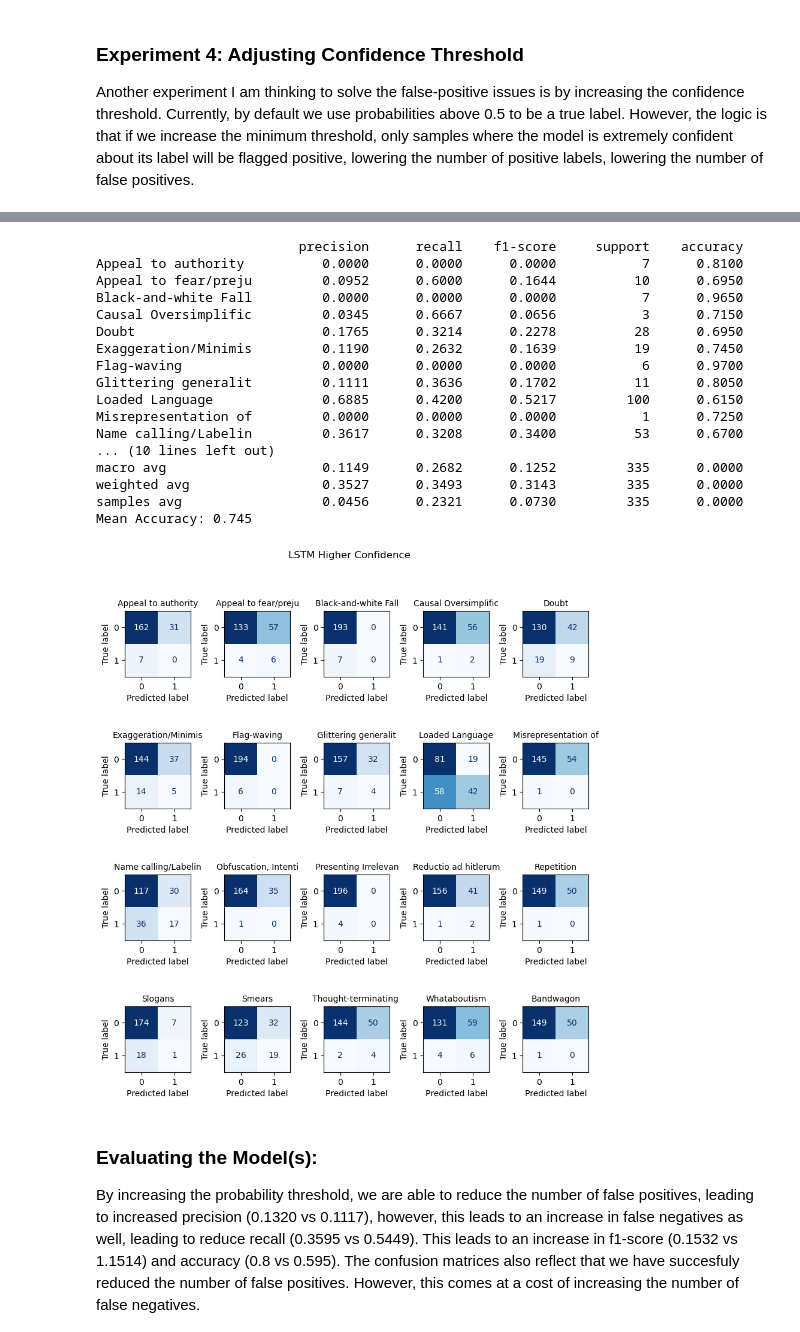
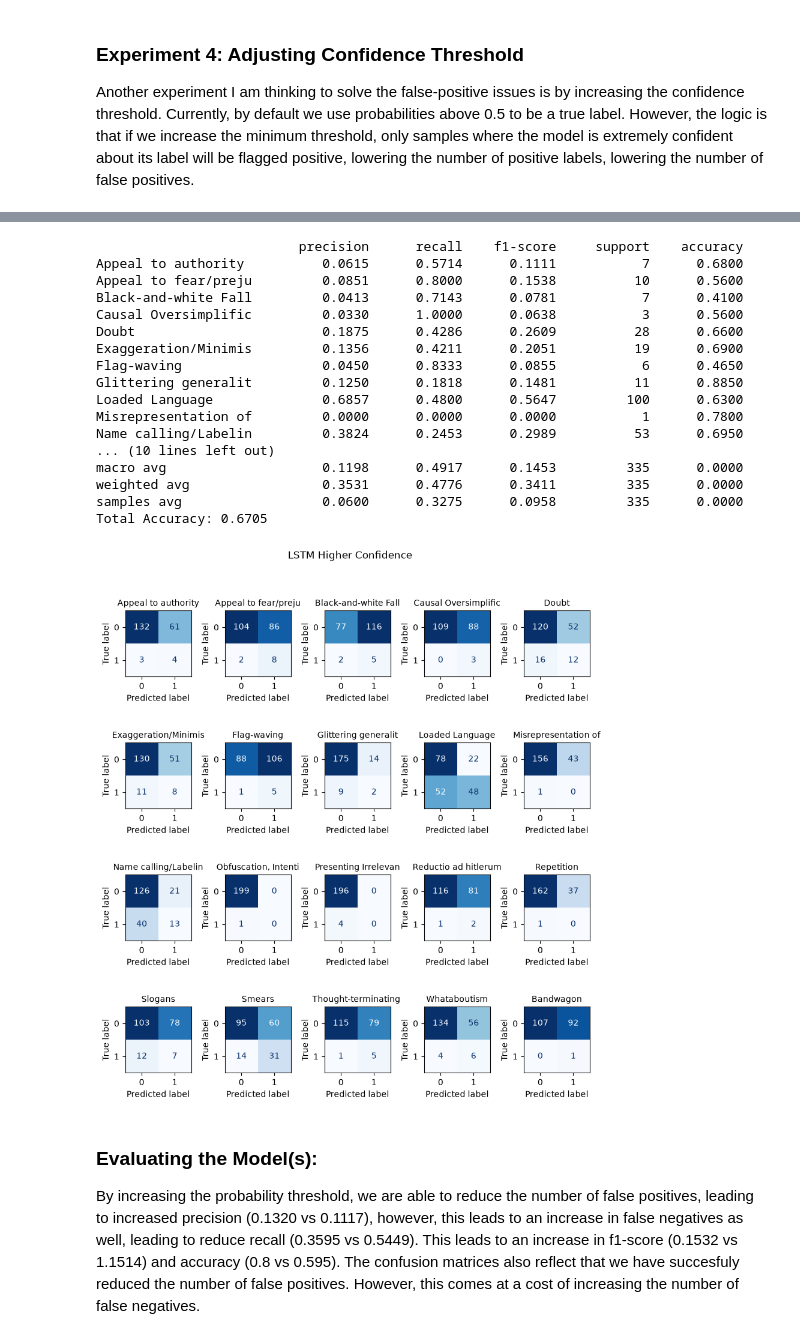
Before and after one commit to LoganJGunawan/DeepLearning2, a Jupyter notebook: main.ipynb, the cells around one changed output, grey strips where cells are left out. Drawn from its saved outputs; the diff is of its cells as text; code cells hidden in the pictures.

```diff
--- a/main.ipynb
+++ b/main.ipynb
@@ -1084,0 +1129,26 @@ plt.show()
+# %%
+from IPython.display import clear_output
+
+fig, ax = plt.subplots(4, 5, figsize=(15, 12))
+
+for i, label in enumerate(LABELS):
+    thresholds, precisions, recalls, f1_scores, accuracies = something(label)
+    clear_output(True)
+
+    current_ax = ax[i // 5, i % 5]
+
+    current_ax.plot(thresholds, precisions, label="Precision")
+    current_ax.plot(thresholds, recalls, label="Recall")
+    current_ax.plot(thresholds, f1_scores, label="F1")
+    current_ax.plot(thresholds, accuracies, label="Accuracy")
+
+    current_ax.set_title(label[:20])
+    current_ax.set_ylim(0, 1)
+    current_ax.grid()
+
+# Legends
+handles, labels = ax[0, 0].get_legend_handles_labels()
+fig.legend(handles, labels, loc="upper center", ncol=4)
+
+plt.tight_layout(rect=[0, 0, 1, 0.95])
+plt.show()
@@ -1085,27 +1157,41 @@ plt.show()
+# %%
+THRESHOLDS = [0.5 for i in range(len(LABELS))]
+
+THRESHOLDS[LABELS.index("Doubt")] = 0.55
+THRESHOLDS[LABELS.index("Exaggeration/Minimisation")] = 0.55
+THRESHOLDS[LABELS.index("Glittering generalities (Virtue)")] = 0.65
+THRESHOLDS[LABELS.index("Loaded Language")] = 0.55
+THRESHOLDS[LABELS.index("Misrepresentation of Someone's Position (Straw Man)")] = 0.63
+THRESHOLDS[LABELS.index("Name calling/Labeling")] = 0.6
+THRESHOLDS[LABELS.index("Obfuscation, Intentional vagueness, Confusion")] = 0.7
+THRESHOLDS[LABELS.index("Presenting Irrelevant Data (Red Herring)")] = 0.7
+THRESHOLDS[LABELS.index("Repetition")] = 0.62
+THRESHOLDS[LABELS.index("Smears")] = 0.5
+THRESHOLDS[LABELS.index("Whataboutism")] = 0.6
 # %%
-fig, report, accuracy = get_evaluation(dense_lstm, test_loader, "LSTM Higher Confidence", 0.56)
+fig, report, accuracy = get_evaluation(dense_lstm, test_loader, "LSTM Higher Confidence", prob_thresholds=THRESHOLDS)
 
 view_report(report)
-print(f"Mean Accuracy: {accuracy}")
+print(f"Total Accuracy: {accuracy}")
 # %% [output]
                           precision      recall    f1-score     support    accuracy
-Appeal to authority          0.0000      0.0000      0.0000           7      0.8100
-Appeal to fear/preju         0.0952      0.6000      0.1644          10      0.6950
-Black-and-white Fall         0.0000      0.0000      0.0000           7      0.9650
-Causal Oversimplific         0.0345      0.6667      0.0656           3      0.7150
-Doubt                        0.1765      0.3214      0.2278          28      0.6950
-Exaggeration/Minimis         0.1190      0.2632      0.1639          19      0.7450
-Flag-waving                  0.0000      0.0000      0.0000           6      0.9700
-Glittering generalit         0.1111      0.3636      0.1702          11      0.8050
-Loaded Language              0.6885      0.4200      0.5217         100      0.6150
-Misrepresentation of         0.0000      0.0000      0.0000           1      0.7250
-Name calling/Labelin         0.3617      0.3208      0.3400          53      0.6700
+Appeal to authority          0.0615      0.5714      0.1111           7      0.6800
+Appeal to fear/preju         0.0851      0.8000      0.1538          10      0.5600
+Black-and-white Fall         0.0413      0.7143      0.0781           7      0.4100
+Causal Oversimplific         0.0330      1.0000      0.0638           3      0.5600
+Doubt                        0.1875      0.4286      0.2609          28      0.6600
+Exaggeration/Minimis         0.1356      0.4211      0.2051          19      0.6900
+Flag-waving                  0.0450      0.8333      0.0855           6      0.4650
+Glittering generalit         0.1250      0.1818      0.1481          11      0.8850
+Loaded Language              0.6857      0.4800      0.5647         100      0.6300
+Misrepresentation of         0.0000      0.0000      0.0000           1      0.7800
+Name calling/Labelin         0.3824      0.2453      0.2989          53      0.6950
 ... (10 lines left out)
-macro avg                    0.1149      0.2682      0.1252         335      0.0000
-weighted avg                 0.3527      0.3493      0.3143         335      0.0000
-samples avg                  0.0456      0.2321      0.0730         335      0.0000
-Mean Accuracy: 0.745
+macro avg                    0.1198      0.4917      0.1453         335      0.0000
+weighted avg                 0.3531      0.4776      0.3411         335      0.0000
+samples avg                  0.0600      0.3275      0.0958         335      0.0000
+Total Accuracy: 0.6705
-[figure, old version]
+[figure, new version]
 # %% [markdown]
 ### Evaluating the Model(s):
 
```
Also changed, not shown: parts of 30 cells of this notebook.
